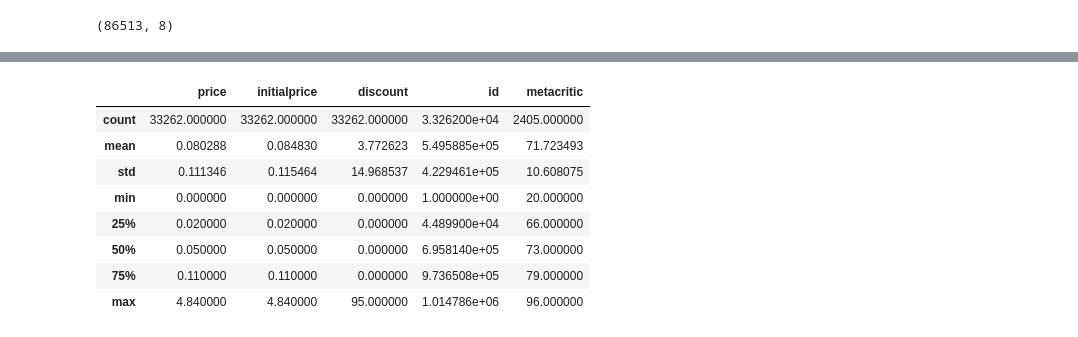
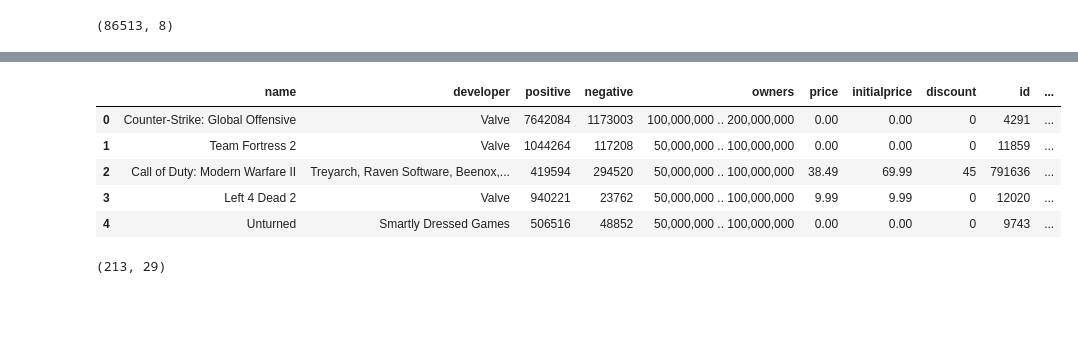
Before and after one commit to MetalMaxALIZ/Proyecto, a Jupyter notebook: pruebas.ipynb, the cells around one changed output, grey strips where cells are left out. Cells and saved outputs as stored; diff of their text form; code cells hidden in the pictures; blank space fills up the shorter version.

```diff
--- a/pruebas.ipynb
+++ b/pruebas.ipynb
@@ -156,14 +156,16 @@ df_combinado['initialprice'] = df_combinado['initialprice'].astype(int) / 100
 
 df_combinado['discount'] = df_combinado['discount'].astype(int)
 # %%
-df_combinado.describe()
+df_combinado.head()
 # %% [output]
-|  | price | initialprice | discount | id | metacritic |
-| count | 33262.000000 | 33262.000000 | 33262.000000 | 3.326200e+04 | 2405.000000 |
-| mean | 0.080288 | 0.084830 | 3.772623 | 5.495885e+05 | 71.723493 |
-| std | 0.111346 | 0.115464 | 14.968537 | 4.229461e+05 | 10.608075 |
-| min | 0.000000 | 0.000000 | 0.000000 | 1.000000e+00 | 20.000000 |
-| 25% | 0.020000 | 0.020000 | 0.000000 | 4.489900e+04 | 66.000000 |
-| 50% | 0.050000 | 0.050000 | 0.000000 | 6.958140e+05 | 73.000000 |
-| 75% | 0.110000 | 0.110000 | 0.000000 | 9.736508e+05 | 79.000000 |
-| max | 4.840000 | 4.840000 | 95.000000 | 1.014786e+06 | 96.000000 |
+|  | name | developer | positive | negative | owners | price | initialprice | discount | id | ... |
+| 0 | Counter-Strike: Global Offensive | Valve | 7642084 | 1173003 | 100,000,000 .. 200,000,000 | 0.00 | 0.00 | 0 | 4291 | ... |
+| 1 | Team Fortress 2 | Valve | 1044264 | 117208 | 50,000,000 .. 100,000,000 | 0.00 | 0.00 | 0 | 11859 | ... |
+| 2 | Call of Duty: Modern Warfare II | Treyarch, Raven Software, Beenox,... | 419594 | 294520 | 50,000,000 .. 100,000,000 | 38.49 | 69.99 | 45 | 791636 | ... |
+| 3 | Left 4 Dead 2 | Valve | 940221 | 23762 | 50,000,000 .. 100,000,000 | 9.99 | 9.99 | 0 | 12020 | ... |
+| 4 | Unturned | Smartly Dressed Games | 506516 | 48852 | 50,000,000 .. 100,000,000 | 0.00 | 0.00 | 0 | 9743 | ... |
+# %%
+df_combinado2 = pd.merge(df_juegos, df_combinado, left_on='nombre', right_on='name', how='inner')
+df_combinado2.shape
+# %% [output]
+(213, 29)
```
Also changed, not shown: parts of 4 cells of this notebook, 1 other file.
